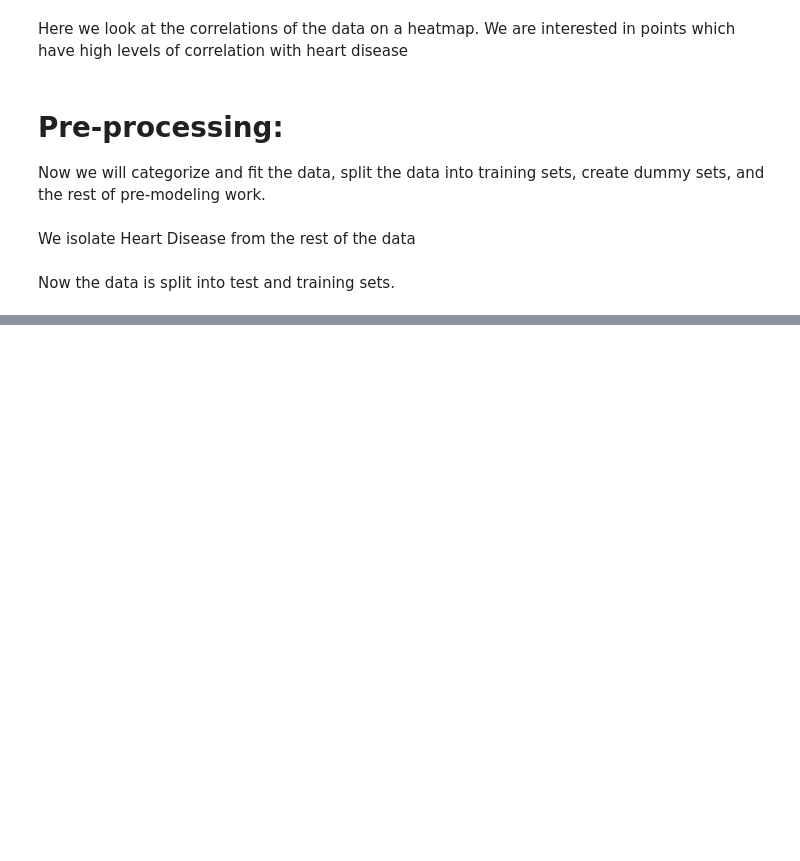
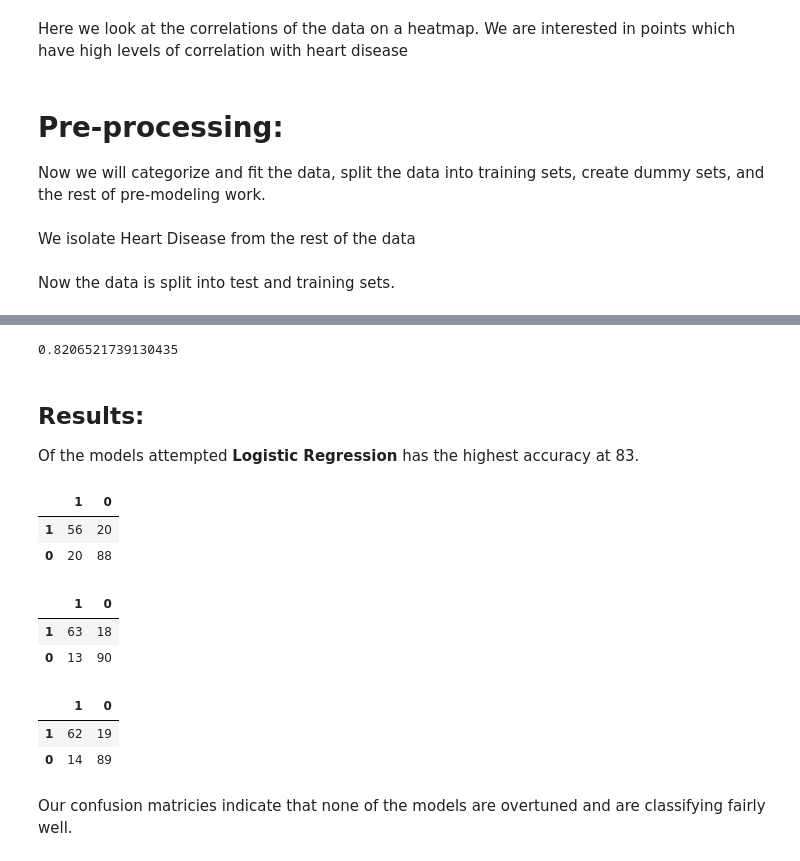
Before and after one commit to ewashley/Heart-Failure-Capstone, a Jupyter notebook: heart_data.ipynb, the cells around one changed output, grey strips where cells are left out. Saved outputs shown, nothing was run; the diff lists cells and outputs as text; code cells hidden in the pictures; blank space fills up the shorter version.

```diff
--- a/heart_data.ipynb
+++ b/heart_data.ipynb
@@ -207,0 +334,28 @@ X_test = pd.DataFrame(X_test_std, columns=x.columns)
+# %%
+forest_score = accuracy_score(forest_pred,y_test)
+forest_score
+# %% [output]
+0.8206521739130435
+# %% [markdown]
+## Results:
+Of the models attempted **Logistic Regression** has the highest accuracy at 83.
+# %%
+pd.DataFrame(confusion_matrix(tree_pred, y_test),index=['1','0'],columns=['1','0'])
+# %% [output]
+|  | 1 | 0 |
+| 1 | 56 | 20 |
+| 0 | 20 | 88 |
+# %%
+pd.DataFrame(confusion_matrix(regression_pred, y_test),index=['1','0'],columns=['1','0'])
+# %% [output]
+|  | 1 | 0 |
+| 1 | 63 | 18 |
+| 0 | 13 | 90 |
+# %%
+pd.DataFrame(confusion_matrix(forest_pred,y_test),index=['1','0'],columns=['1','0'])
+# %% [output]
+|  | 1 | 0 |
+| 1 | 62 | 19 |
+| 0 | 14 | 89 |
+# %% [markdown]
+Our confusion matricies indicate that none of the models are overtuned and are classifying fairly well.
```
Also changed, not shown: parts of 22 cells of this notebook.
